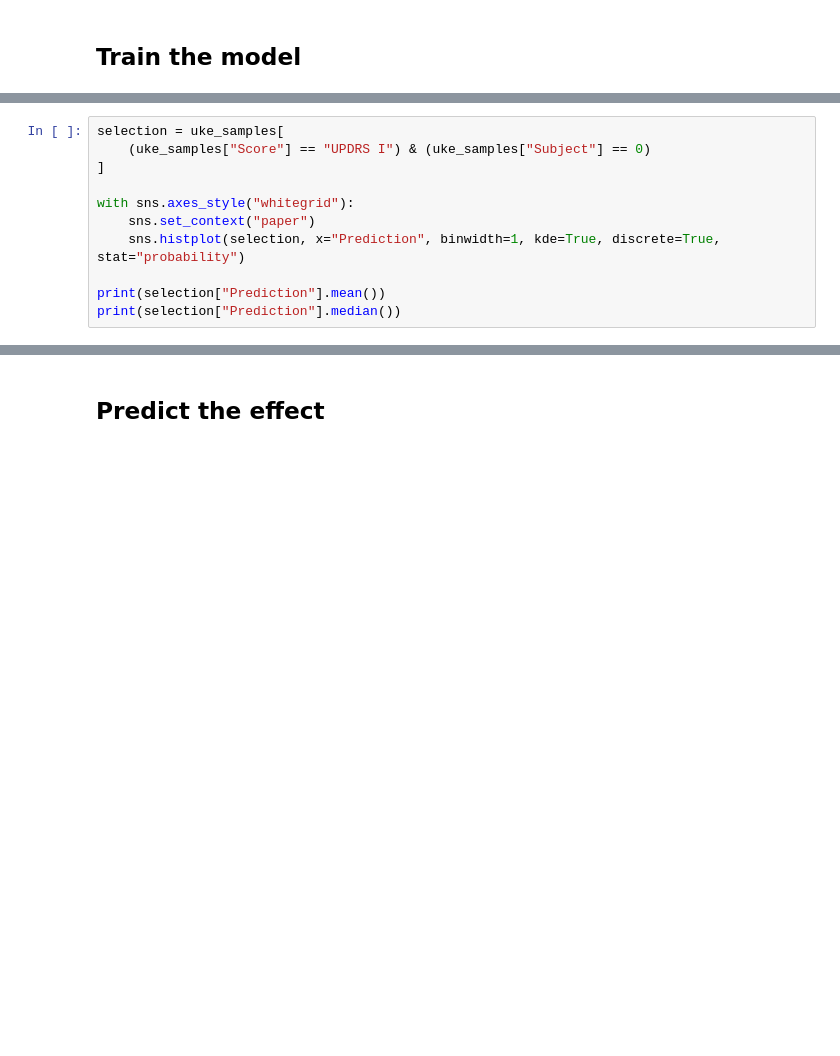
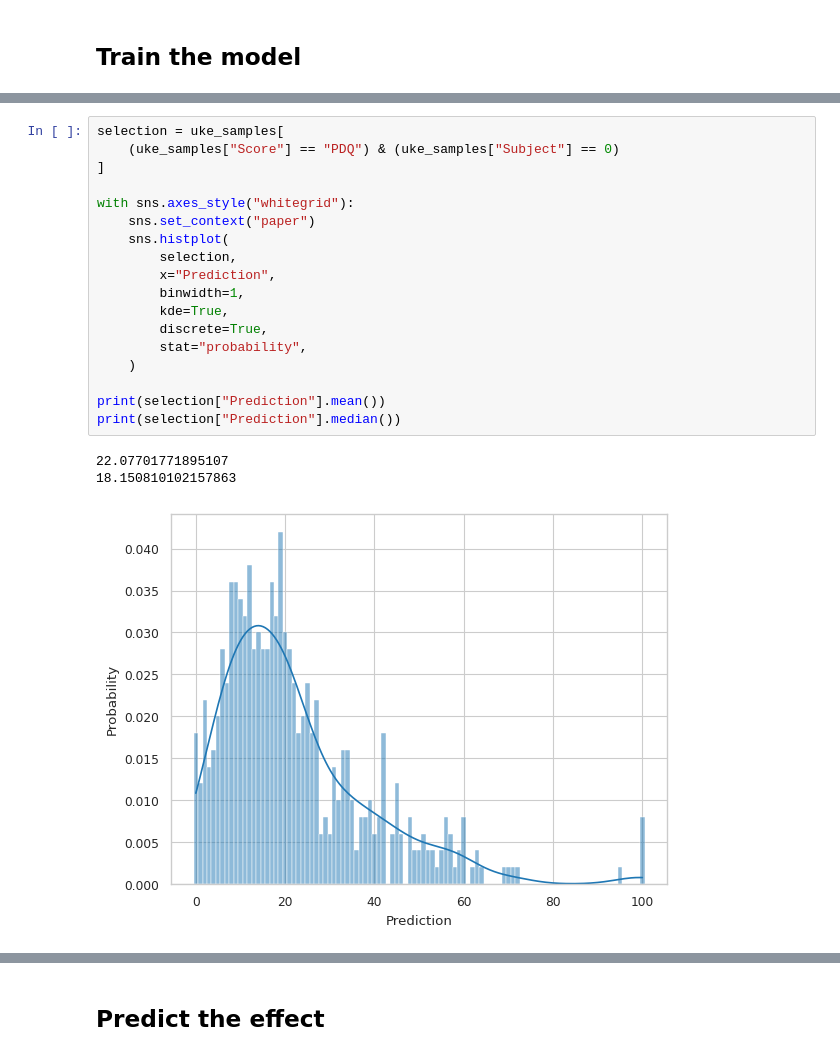
Before and after one commit to UKEIAM/de.uke.iam.parkinson.vae_longitudinal, a Jupyter notebook: conditional/treeffuser.ipynb, the cells around one changed output, grey strips where cells are left out. Drawn from its saved outputs; the diff is of its cells as text; blank space fills up the shorter version.

```diff
--- a/conditional/treeffuser.ipynb
+++ b/conditional/treeffuser.ipynb
@@ -99,14 +163,25 @@ with sns.axes_style("whitegrid"):
 # %%
 selection = uke_samples[
-    (uke_samples["Score"] == "UPDRS I") & (uke_samples["Subject"] == 0)
+    (uke_samples["Score"] == "PDQ") & (uke_samples["Subject"] == 0)
 ]
 
 with sns.axes_style("whitegrid"):
     sns.set_context("paper")
-    sns.histplot(selection, x="Prediction", binwidth=1, kde=True, discrete=True, stat="probability")
+    sns.histplot(
+        selection,
+        x="Prediction",
+        binwidth=1,
+        kde=True,
+        discrete=True,
+        stat="probability",
+    )
 
 print(selection["Prediction"].mean())
 print(selection["Prediction"].median())
+# %% [output]
+22.07701771895107
+18.150810102157863
+[figure, added]
 # %%
 def calculate_representations(samples: pd.DataFrame):
     representations = []
```
Also changed, not shown: parts of 23 cells of this notebook.
